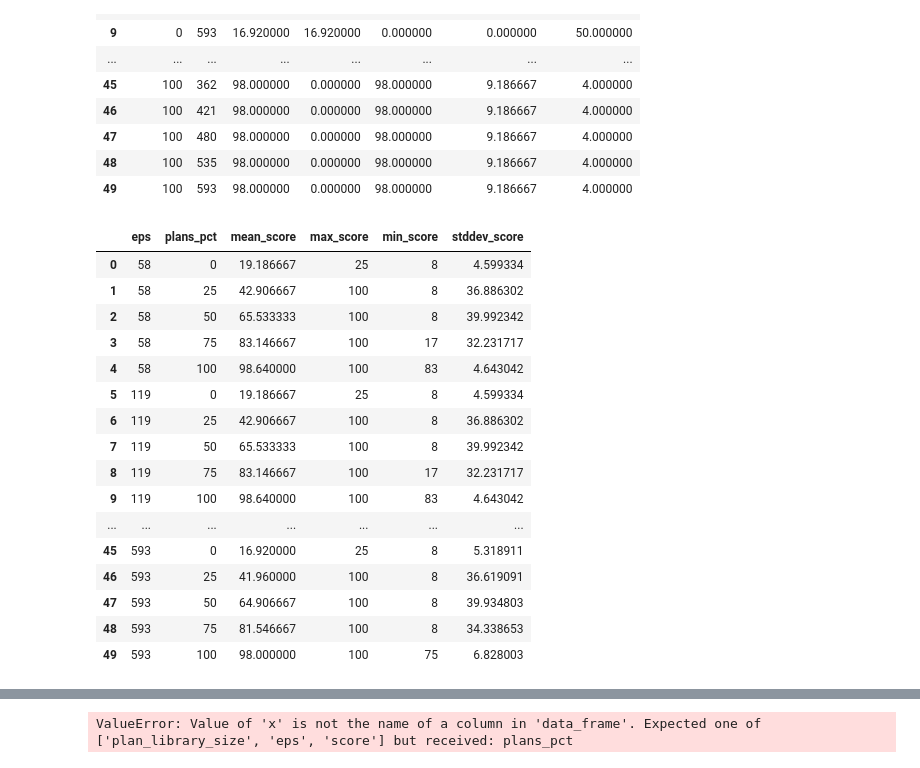
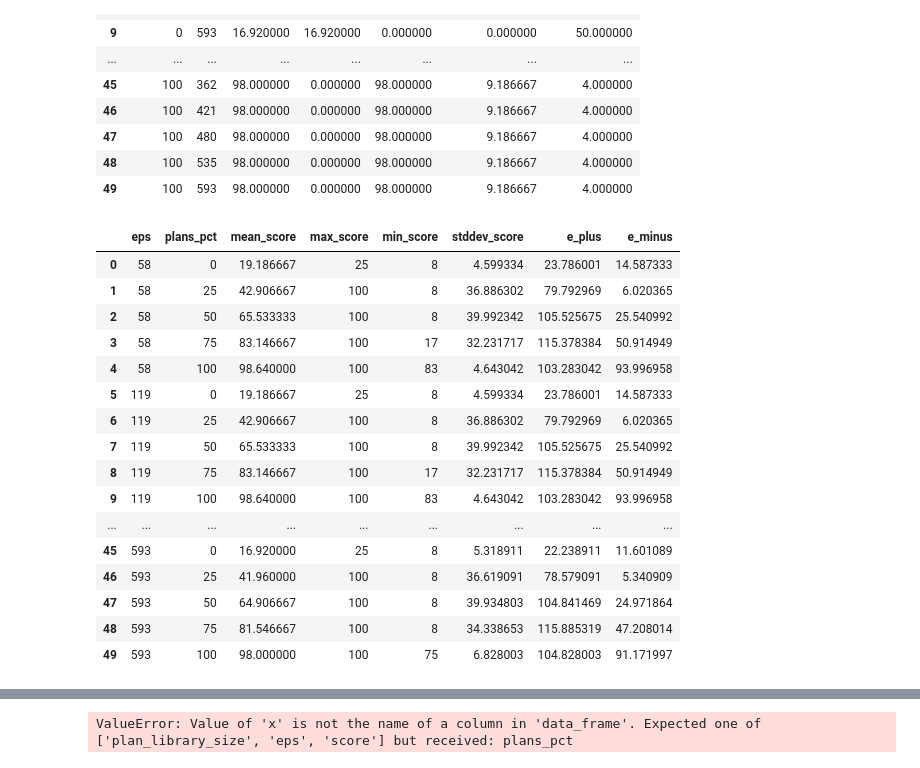
Before and after one commit to yukioichida/bdi-latent-space, a Jupyter notebook: notebooks/results_analysis.ipynb, the cells around one changed output, grey strips where cells are left out. Drawn from its saved outputs; the diff is of its cells as text; code cells hidden in the pictures.

Commit message:
plan_fix

```diff
--- a/notebooks/results_analysis.ipynb
+++ b/notebooks/results_analysis.ipynb
@@ -72,22 +72,24 @@ results_df.groupby(projected_cols).agg(aggregations).reset_index()
 # %%
 plots_df = results_df[['final_score', 'eps', 'plans_pct']]
 plots_df = plots_df.groupby(['eps', 'plans_pct']).agg(mean_score = ('final_score', 'mean'), max_score=('final_score', 'max'), min_score=('final_score', 'min'), stddev_score=('final_score', 'std')).reset_index()
+plots_df['e_plus'] = plots_df['mean_score'] + plots_df['stddev_score']
+plots_df['e_minus'] = plots_df['mean_score'] - plots_df['stddev_score']
 plots_df
 # %% [output]
-|  | eps | plans_pct | mean_score | max_score | min_score | stddev_score |
-| 0 | 58 | 0 | 19.186667 | 25 | 8 | 4.599334 |
-| 1 | 58 | 25 | 42.906667 | 100 | 8 | 36.886302 |
-| 2 | 58 | 50 | 65.533333 | 100 | 8 | 39.992342 |
-| 3 | 58 | 75 | 83.146667 | 100 | 17 | 32.231717 |
-| 4 | 58 | 100 | 98.640000 | 100 | 83 | 4.643042 |
-| 5 | 119 | 0 | 19.186667 | 25 | 8 | 4.599334 |
-| 6 | 119 | 25 | 42.906667 | 100 | 8 | 36.886302 |
-| 7 | 119 | 50 | 65.533333 | 100 | 8 | 39.992342 |
-| 8 | 119 | 75 | 83.146667 | 100 | 17 | 32.231717 |
-| 9 | 119 | 100 | 98.640000 | 100 | 83 | 4.643042 |
-| ... | ... | ... | ... | ... | ... | ... |
-| 45 | 593 | 0 | 16.920000 | 25 | 8 | 5.318911 |
-| 46 | 593 | 25 | 41.960000 | 100 | 8 | 36.619091 |
-| 47 | 593 | 50 | 64.906667 | 100 | 8 | 39.934803 |
-| 48 | 593 | 75 | 81.546667 | 100 | 8 | 34.338653 |
-| 49 | 593 | 100 | 98.000000 | 100 | 75 | 6.828003 |
+|  | eps | plans_pct | mean_score | max_score | min_score | stddev_score | e_plus | e_minus |
+| 0 | 58 | 0 | 19.186667 | 25 | 8 | 4.599334 | 23.786001 | 14.587333 |
+| 1 | 58 | 25 | 42.906667 | 100 | 8 | 36.886302 | 79.792969 | 6.020365 |
+| 2 | 58 | 50 | 65.533333 | 100 | 8 | 39.992342 | 105.525675 | 25.540992 |
+| 3 | 58 | 75 | 83.146667 | 100 | 17 | 32.231717 | 115.378384 | 50.914949 |
+| 4 | 58 | 100 | 98.640000 | 100 | 83 | 4.643042 | 103.283042 | 93.996958 |
+| 5 | 119 | 0 | 19.186667 | 25 | 8 | 4.599334 | 23.786001 | 14.587333 |
+| 6 | 119 | 25 | 42.906667 | 100 | 8 | 36.886302 | 79.792969 | 6.020365 |
+| 7 | 119 | 50 | 65.533333 | 100 | 8 | 39.992342 | 105.525675 | 25.540992 |
+| 8 | 119 | 75 | 83.146667 | 100 | 17 | 32.231717 | 115.378384 | 50.914949 |
+| 9 | 119 | 100 | 98.640000 | 100 | 83 | 4.643042 | 103.283042 | 93.996958 |
+| ... | ... | ... | ... | ... | ... | ... | ... | ... |
+| 45 | 593 | 0 | 16.920000 | 25 | 8 | 5.318911 | 22.238911 | 11.601089 |
+| 46 | 593 | 25 | 41.960000 | 100 | 8 | 36.619091 | 78.579091 | 5.340909 |
+| 47 | 593 | 50 | 64.906667 | 100 | 8 | 39.934803 | 104.841469 | 24.971864 |
+| 48 | 593 | 75 | 81.546667 | 100 | 8 | 34.338653 | 115.885319 | 47.208014 |
+| 49 | 593 | 100 | 98.000000 | 100 | 75 | 6.828003 | 104.828003 | 91.171997 |
```
Also changed, not shown: parts of 3 cells of this notebook, 1 other file.
